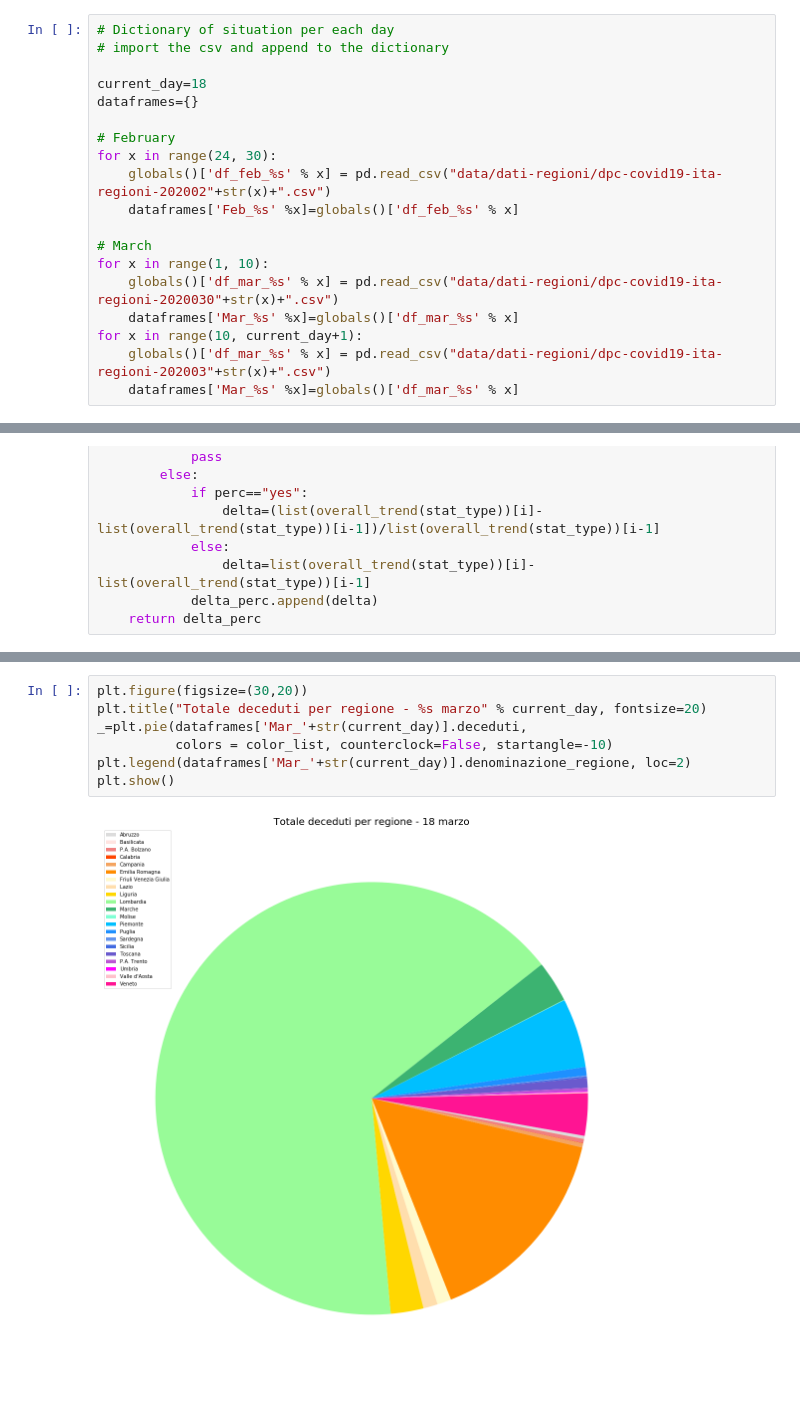
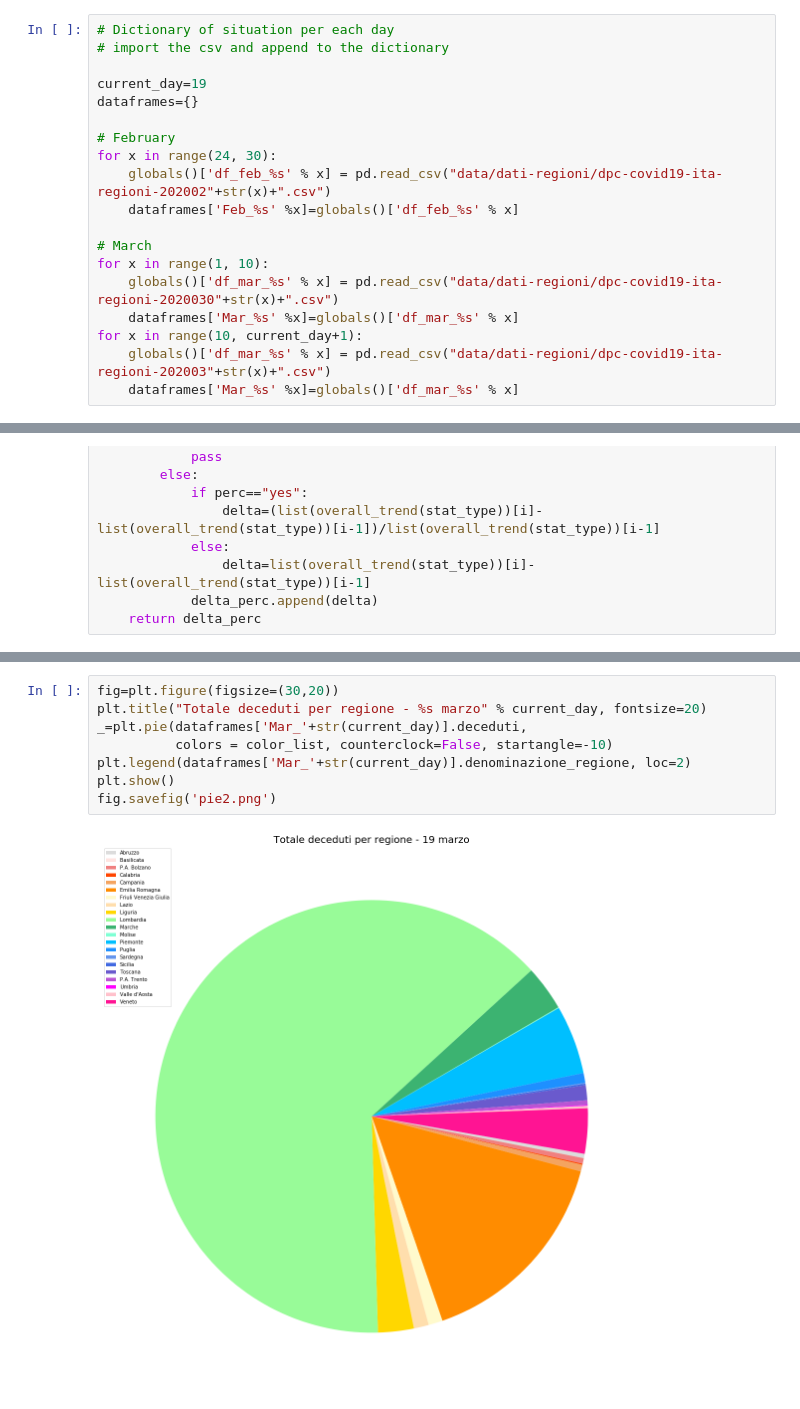
Before and after one commit to martinodn/CoViD-19, a Jupyter notebook: CoViD-19 analysis.ipynb, the cells around one changed output, grey strips where cells are left out. Cells and saved outputs as stored; diff of their text form.

```diff
--- a/CoViD-19 analysis.ipynb
+++ b/CoViD-19 analysis.ipynb
@@ -12,7 +12,7 @@ import matplotlib
 # Dictionary of situation per each day
 # import the csv and append to the dictionary
 
-current_day=18
+current_day=19
 dataframes={}
 
 # February
@@ -208,9 +212,10 @@ plt.show()
 # %%
-plt.figure(figsize=(30,20))
+fig=plt.figure(figsize=(30,20))
 plt.title("Totale deceduti per regione - %s marzo" % current_day, fontsize=20)
 _=plt.pie(dataframes['Mar_'+str(current_day)].deceduti,
           colors = color_list, counterclock=False, startangle=-10)
 plt.legend(dataframes['Mar_'+str(current_day)].denominazione_regione, loc=2)
 plt.show()
+fig.savefig('pie2.png')
 # %% [output]
-[figure, old version]
+[figure, new version]
```
Also changed, not shown: parts of 9 cells of this notebook.
